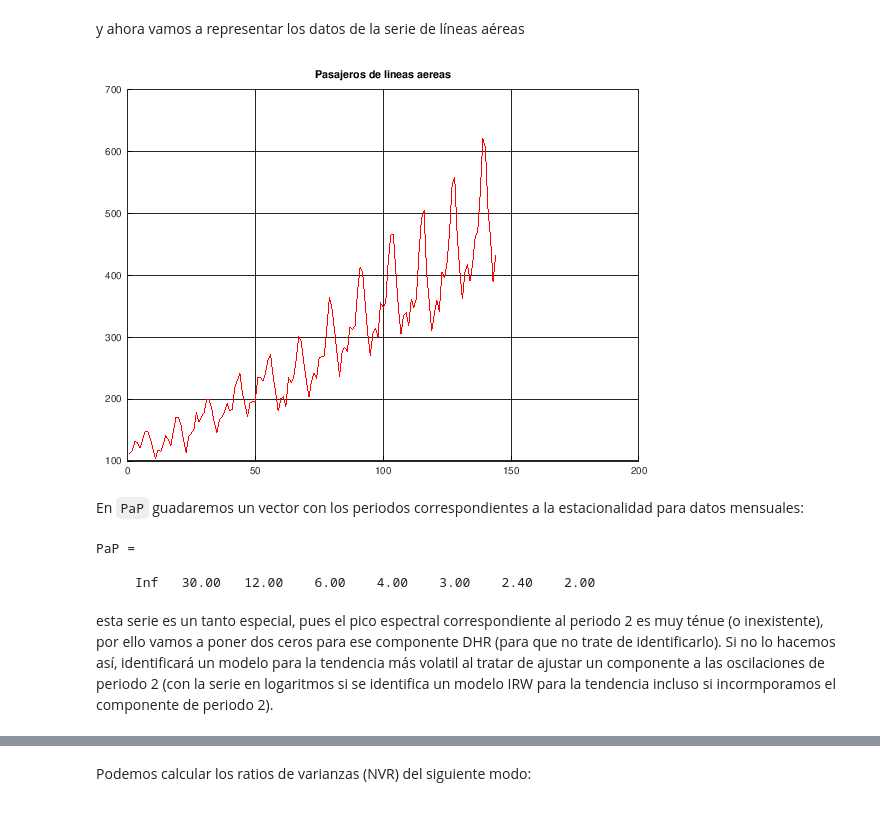
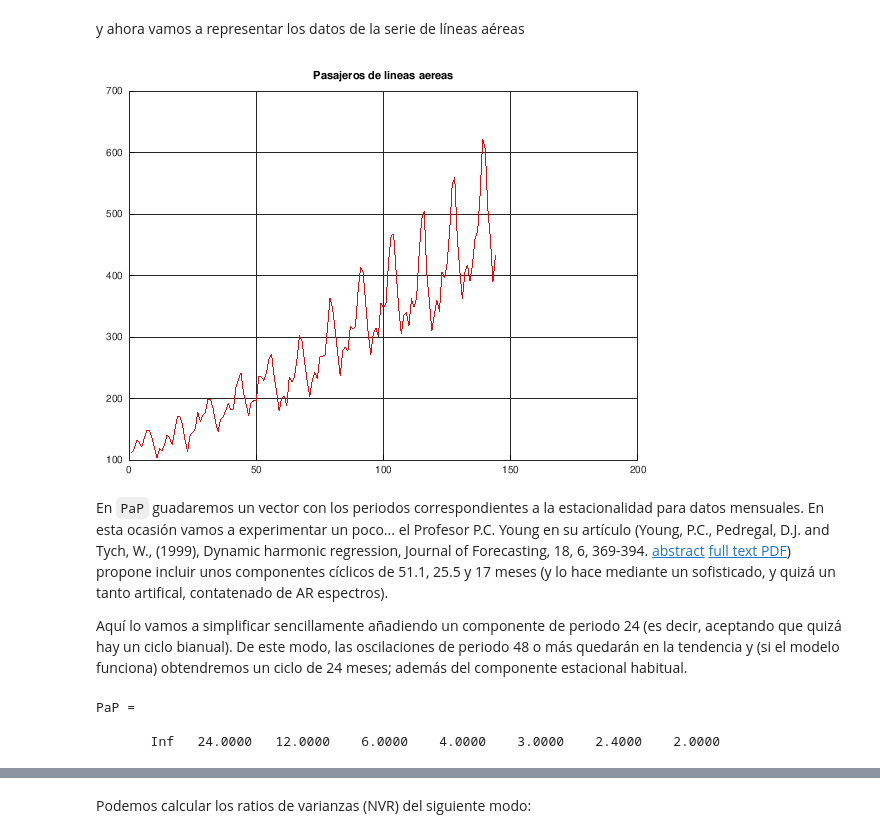
Before and after one commit to mbujosab/PracticasLDHR, a Jupyter notebook: LDHRserieAPconCiclo.ipynb, the cells around one changed output, grey strips where cells are left out. Saved outputs shown, nothing was run; the diff lists cells and outputs as text; code cells hidden in the pictures.

```diff
--- a/LDHRserieAPconCiclo.ipynb
+++ b/LDHRserieAPconCiclo.ipynb
@@ -44,21 +45,21 @@ y ahora vamos a representar los datos de la serie de líneas aéreas
 # %%
 %plot --format png
 figure(1)
 grid on
 hold on
 title('Pasajeros de lineas aereas') % fallan los acentos
-plot(airpas, 'r')
+plot(y, 'r')
 # %% [output]
-[figure, old version]
+[figure, new version]
 # %%
 #close(1) % por si generamos la figura en una ventana y la queremos cerrar después
-# %% [markdown]
-En `PaP` guadaremos un vector con los periodos correspondientes a la estacionalidad para datos mensuales:
+# %% [markdown]
+En `PaP` guadaremos un vector con los periodos correspondientes a la estacionalidad para datos mensuales. En esta ocasión vamos a experimentar un poco... el Profesor P.C. Young en su artículo (Young, P.C., Pedregal, D.J. and Tych, W., (1999), Dynamic harmonic regression, Journal of Forecasting, 18, 6, 369-394. [abstract](http://www.es.lancs.ac.uk/cres/papers/abstracts/young99d.html) [full text PDF](http://www.es.lancs.ac.uk/cres/papers/available/dhr.pdf)) propone incluir unos componentes cíclicos de 51.1, 25.5 y 17 meses (y lo hace mediante un sofisticado, y quizá un tanto artifical, contatenado de AR espectros).
+
+Aquí lo vamos a simplificar sencillamente añadiendo un componente de periodo 24 (es decir, aceptando que quizá hay un ciclo bianual). De este modo, las oscilaciones de periodo 48 o más quedarán en la tendencia y (si el modelo funciona) obtendremos un ciclo de 24 meses; además del componente estacional habitual.
 # %%
-PaP=[Inf, 30, 12./(1:6)]
+PaP=[Inf, 24, 12./(1:6)]
 # %% [output]
 PaP =
 
-     Inf   30.00   12.00    6.00    4.00    3.00    2.40    2.00
+       Inf   24.0000   12.0000    6.0000    4.0000    3.0000    2.4000    2.0000
-# %% [markdown]
-esta serie es un tanto especial, pues el pico espectral correspondiente al periodo 2 es muy ténue (o inexistente), por ello vamos a poner dos ceros para ese componente DHR (para que no trate de identificarlo). Si no lo hacemos así, identificará un modelo para la tendencia más volatil al tratar de ajustar un componente a las oscilaciones de periodo 2 (con la serie en logaritmos si se identifica un modelo IRW para la tendencia incluso si incormporamos el componente de periodo 2).
```
Also changed, not shown: parts of 25 cells of this notebook.
